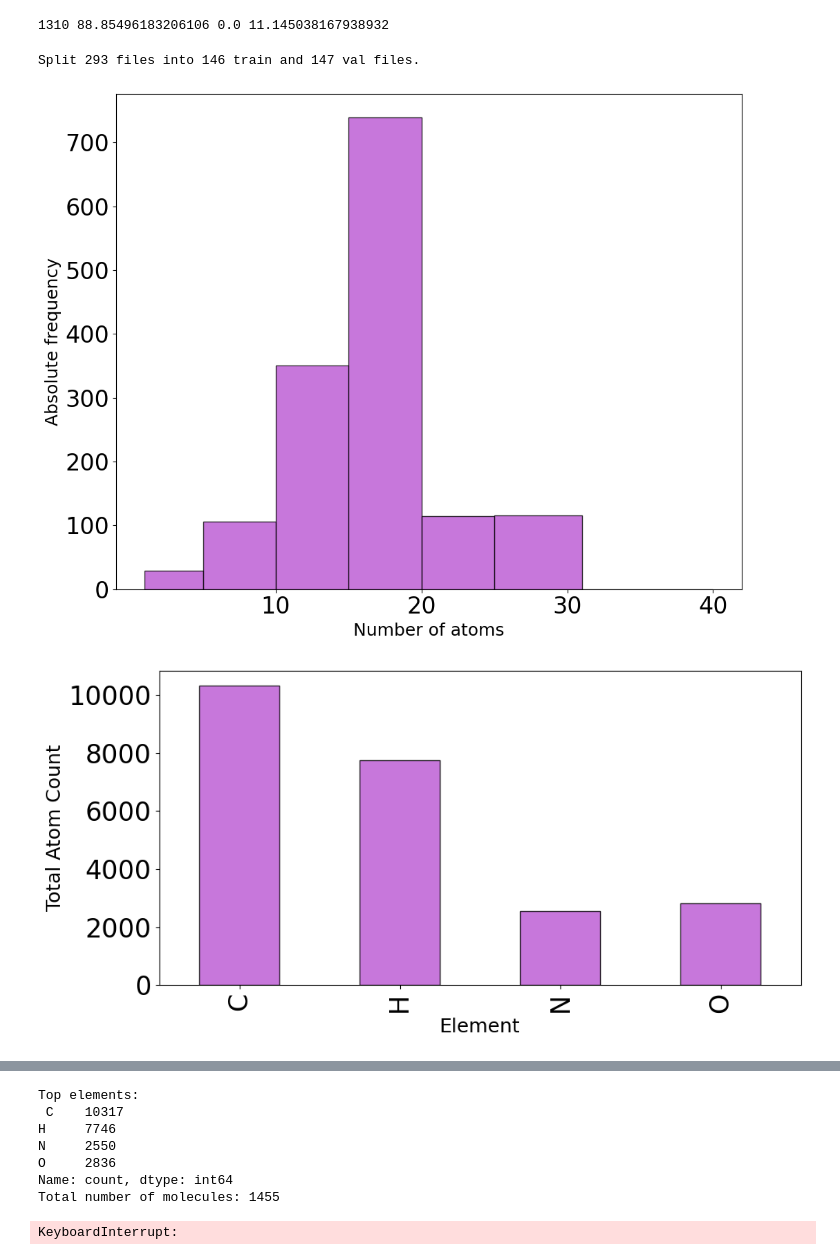
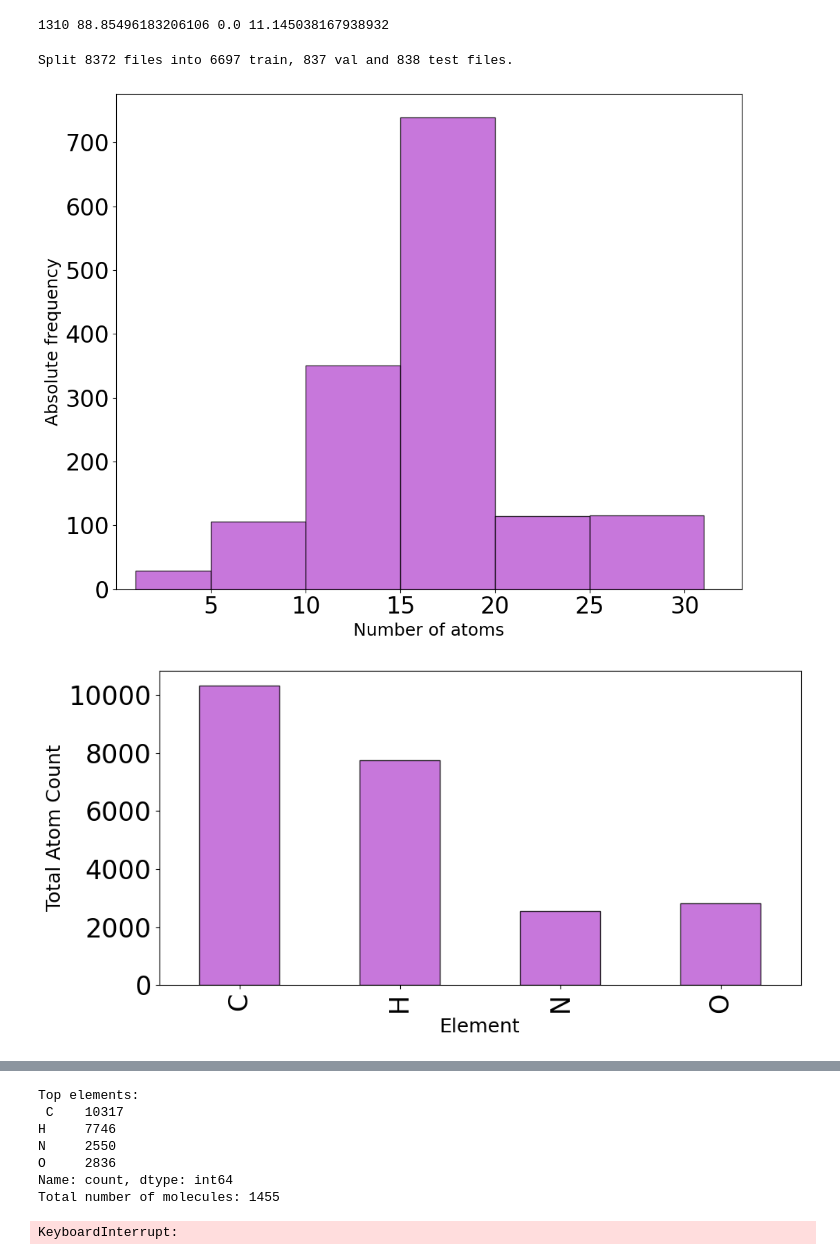
Before and after one commit to SINGROUP/ters_gen, a Jupyter notebook: notebooks/data_exploration.ipynb, the cells around one changed output, grey strips where cells are left out. Cells and saved outputs as stored; diff of their text form; code cells hidden in the pictures.

Commit message:
Made few helper notebooks for analysing the data

```diff
--- a/notebooks/data_exploration.ipynb
+++ b/notebooks/data_exploration.ipynb
@@ -74,36 +74,42 @@ import shutil
 from sklearn.model_selection import train_test_split
 
 
-def split_data(input_dir, output_dir, val_ratio = 0.2, seed = 42):
+def split_data(input_dir, output_dir, val_ratio = 0.1, test_ratio = 0.1, seed = 42):
 
     train_dir = os.path.join(output_dir, 'train')
-    val_dir = os.path.join(output_dir, 'val_')
+    val_dir = os.path.join(output_dir, 'val')
+    test_dir = os.path.join(output_dir, 'test')
 
     # Create directories for train and val
     os.makedirs(train_dir, exist_ok=True)
     os.makedirs(val_dir, exist_ok=True)
+    os.makedirs(test_dir, exist_ok=True)
 
     # Get all files in the input directory
     files = [f for f in os.listdir(input_dir) if os.path.isfile(os.path.join(input_dir, f))]
 
 
-    train_files, val_files = train_test_split(files, test_size=val_ratio, random_state=seed)
+    train_files, val_files = train_test_split(files, test_size=val_ratio+test_ratio, random_state=seed)
+    test_ratio = test_ratio/(val_ratio + test_ratio)
+    val_files, test_files = train_test_split(val_files, test_size=test_ratio, random_state=seed)
 
     for f in train_files:
-        shutil.copy(os.path.join(input_dir, f), os.path.join(train_dir, f))
+        shutil.move(os.path.join(input_dir, f), os.path.join(train_dir, f))
     for f in val_files:
-        shutil.copy(os.path.join(input_dir, f), os.path.join(val_dir, f))
+        shutil.move(os.path.join(input_dir, f), os.path.join(val_dir, f))
+    for f in test_files:
+        shutil.move(os.path.join(input_dir, f), os.path.join(test_dir, f))
 
 
-    print(f"Split {len(files)} files into {len(train_files)} train and {len(val_files)} val files.")
+    print(f"Split {len(files)} files into {len(train_files)} train, {len(val_files)} val and {len(test_files)} test files.")
 
-output_dir = "/scratch/phys/sin/sethih1/data_files/final_data_used/val/"
-npz_val = "/scratch/phys/sin/sethih1/Extended_TERS_data/planar_oct_2025/planar_npz_1.0"
-output_dir = "/scratch/phys/sin/sethih1/Extended_TERS_data/planar_oct_2025/planar_npz_1.0"
+#output_dir = "/scratch/phys/sin/sethih1/data_files/final_data_used/val/"
+npz_val = "/scratch/phys/sin/sethih1/Extended_TERS_data/planar_oct_2025/planar_again/planar_npz_1.0_again"
+output_dir = "/scratch/phys/sin/sethih1/Extended_TERS_data/planar_oct_2025/planar_again/planar_npz_1.0_again"
 
-split_data(npz_val, output_dir, val_ratio = 0.5, seed = 42)
+split_data(npz_val, output_dir, val_ratio = 0.1, test_ratio = 0.1, seed = 42)
 # %% [output]
-Split 293 files into 146 train and 147 val files.
+Split 8372 files into 6697 train, 837 val and 838 test files.
 # %%
 import os
 import glob
@@ -162,10 +168,11 @@ def analyze_folder(folder_path):
     #plt.title('Dataset of molecules', fontsize=28)
     #plt.grid(True)
     plt.tight_layout()
-    xticks = list(range(10, 41, 10))  # → [1, 10, 20, 30, 40]
+    xticks = list(range(5, 41, 5))  # → [1, 10, 20, 30, 40]
     plt.xticks(xticks, fontsize=24)
     plt.yticks(fontsize=24)
     plt.gca().yaxis.set_major_formatter(FuncFormatter(lambda x, _: f'{int(x/1000)}k' if x >= 1000 else int(x)))
+    plt.xlim(0, 33)
     plt.savefig('dataset_hist.png', transparent=True, bbox_inches='tight')
     plt.show()
 
@@ -181,34 +188,34 @@ def analyze_folder(folder_path):
     plt.tight_layout()
     plt.show()
 
     plt.figure(figsize=(10, 5))
     element_percentage.plot(kind='bar', color='mediumorchid', alpha = 0.8, edgecolor='black')
     plt.xlabel('Element', fontsize=18)
     plt.ylabel('Percentage of Atoms (%)', fontsize=18)
     #plt.title('Element Composition Across All Molecules', fontsize=22)
     #plt.grid(True, axis='y', linestyle='--', alpha=0.7)
     plt.tight_layout()
     plt.savefig('dataset_elements.png', transparent=True, bbox_inches='tight')
     plt.show()
 
     return df, size_hist, element_hist
 
 # Example usage
 #folder_path = "/scratch/phys/sin/sethih1/data_files/all_group_plane_fchk_split_images_ters" # Replace with actual folder
 folder_path =  "/scratch/phys/sin/sethih1/data_files/old/all_group_images"
 folder_path = "/scratch/phys/sin/sethih1/data_files/final_data_used"
 df_molecules, size_hist, element_hist = analyze_folder(folder_path)
 
 # Save (optional)
 #df_molecules.to_csv("molecule_data.csv", index=False)
 #size_hist.to_csv("molecule_size_histogram.csv")
 #element_hist.to_csv("element_histogram.csv")
 
 # Print summary
 print("Top elements:\n", element_hist.head())
 print("Total number of molecules:", len(df_molecules))
 # %% [output]
-[figure, old version]
+[figure, new version]
 [figure]
 [figure]
 Top elements:
```
Also changed, not shown: 39 other files.
